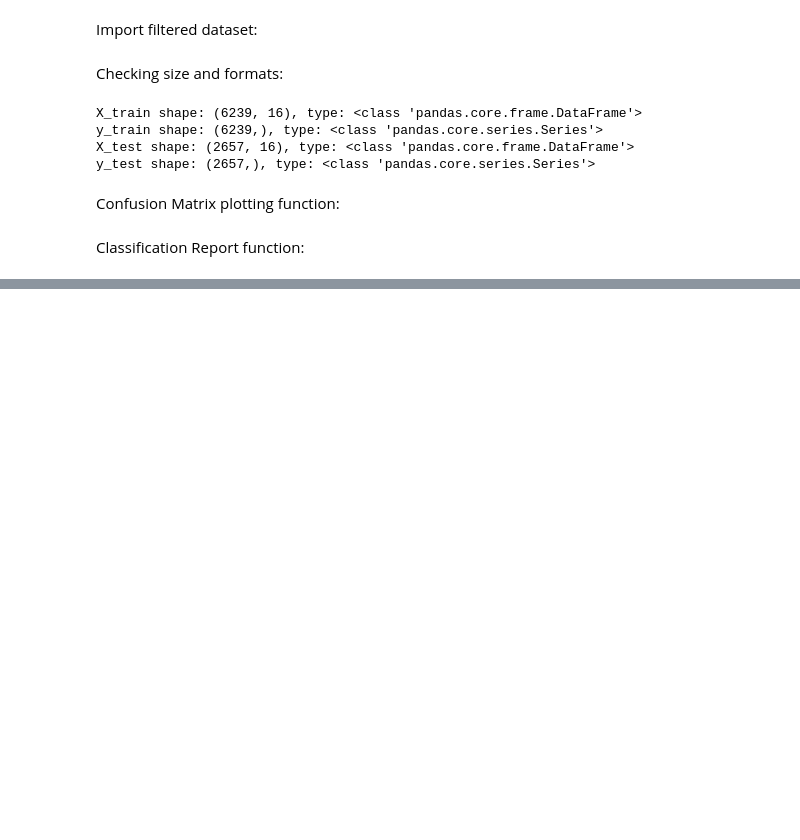
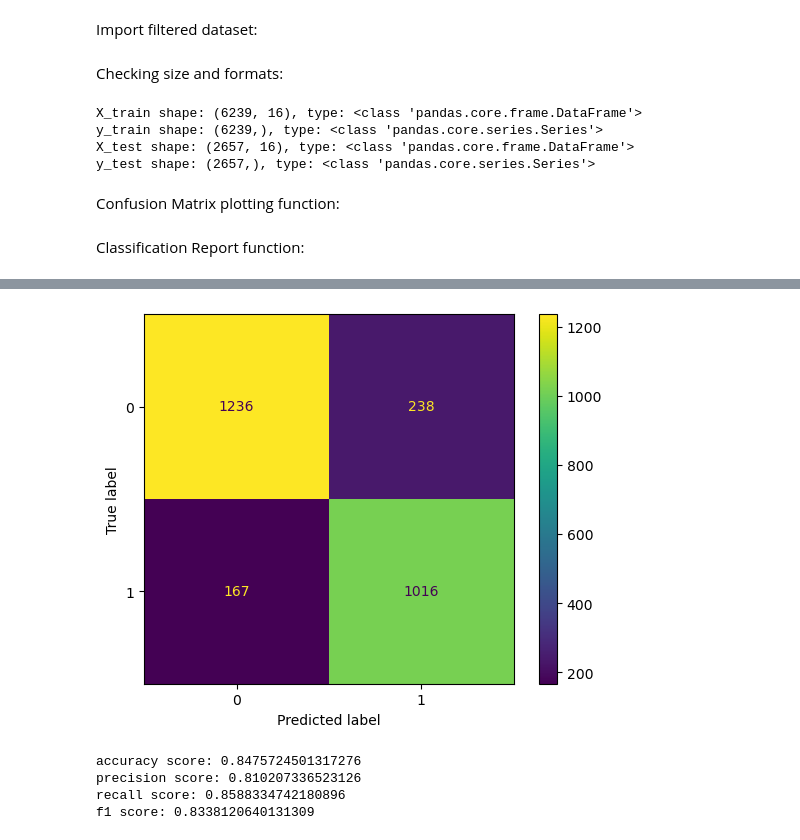
Before and after one commit to facundoriosds/Project-10-Marketing-Strategy, a Jupyter notebook: P10_part2.ipynb, the cells around one changed output, grey strips where cells are left out. Drawn from its saved outputs; the diff is of its cells as text; code cells hidden in the pictures; blank space fills up the shorter version.

```diff
--- a/P10_part2.ipynb
+++ b/P10_part2.ipynb
@@ -140,0 +272,27 @@ plot_importance(xgb_cv.best_estimator_)
+# %%
+# X_train_preds = model_xgb.predict(X_train)
+y_pred = model_xgb.predict(X_test)
+# %%
+cm = metrics.confusion_matrix(y_test, y_pred)
+disp = metrics.ConfusionMatrixDisplay(confusion_matrix=cm, display_labels=model_xgb.classes_)
+disp.plot()
+plt.show()
+# %% [output]
+[figure, added]
+# %%
+ac_score = metrics.accuracy_score(y_test, y_pred)
+print('accuracy score:', ac_score)
+
+pc_score = metrics.precision_score(y_test, y_pred)
+print('precision score:', pc_score)
+
+rc_score = metrics.recall_score(y_test, y_pred)
+print('recall score:', rc_score)
+
+f1_score = metrics.f1_score(y_test, y_pred)
+print('f1 score:', f1_score)
+# %% [output]
+accuracy score: 0.8475724501317276
+precision score: 0.810207336523126
+recall score: 0.8588334742180896
+f1 score: 0.8338120640131309
```
Also changed, not shown: parts of 54 cells of this notebook.
